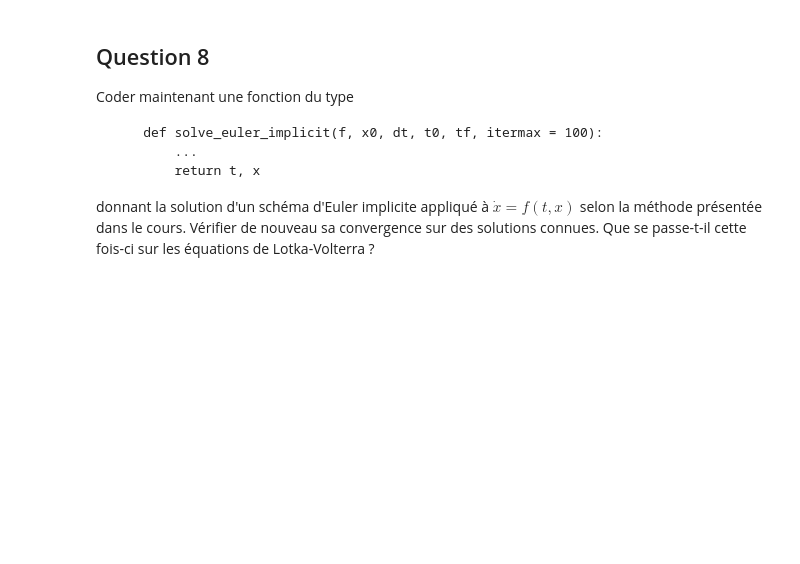
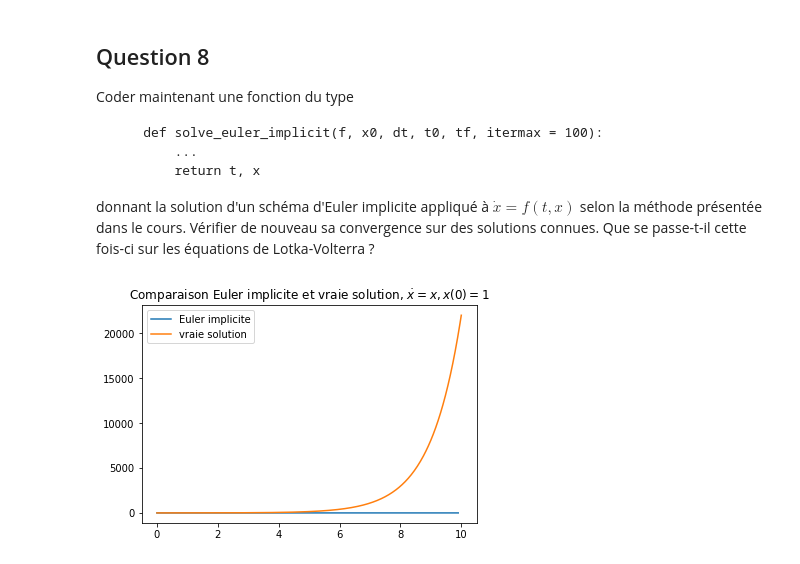
Before and after one commit to plgstalter/lotka_volterra, a Jupyter notebook: projet.ipynb, the cells around one changed output. Drawn from its saved outputs; the diff is of its cells as text; code cells hidden in the pictures; blank space fills up the shorter version.

```diff
--- a/projet.ipynb
+++ b/projet.ipynb
@@ -211,14 +211,33 @@ Coder maintenant une fonction du type
 
 donnant la solution d'un schéma d'Euler implicite appliqué à $\dot{x}=f(t,x)$ selon la méthode présentée dans le cours. Vérifier de nouveau sa convergence sur des solutions connues. Que se passe-t-il cette fois-ci sur les équations de Lotka-Volterra ?
 # %%
-def solve_euler_implicit(f, x0, dt, t0, tf, itermax=100):
+def solve_euler_implicit(f, x0, dt, t0, tf, eps=.1):
     t = np.arange(t0, tf, dt)
     n = len(t)
-    x = np.zeros(n)
-    x[0] = np.array(x0)
+    x = np.array(x0)*np.ones((n, 1))
+    x_0 = np.array(x0)
 
-    for i in range(n):
-        x0 = x[i]
-        x[i+1] = x0+dt*f(x0, t[i+1])
+    def F(i, y):
+        nonlocal x
+        return x[i] + dt*f(y, t[i])
+
+    for i in range(1, n):
+        x0 = x[i-1]
+        x_k = x0+dt*f(x0, t[i])
+        x_k1 = F(i, x_k)
+        while np.abs((x_k1-x_k)/x_0) >= eps:
+            x_k, x_k1 = x_k1, F(i, x_k1)
+        x[i] = x_k1
 
     return t, x
+# %%
+t, x = solve_euler_implicit(g, 1., .1, 0., 10.)
+time = np.linspace(0, 10, 500)
+
+plt.title("Comparaison Euler implicite et vraie solution, $\dot x = x, x(0)=1$")
+plt.plot(t, x, label="Euler implicite")
+plt.plot(time, np.exp(time), label="vraie solution")
+plt.legend()
+plt.show();
+# %% [output]
+[figure, added]
```
